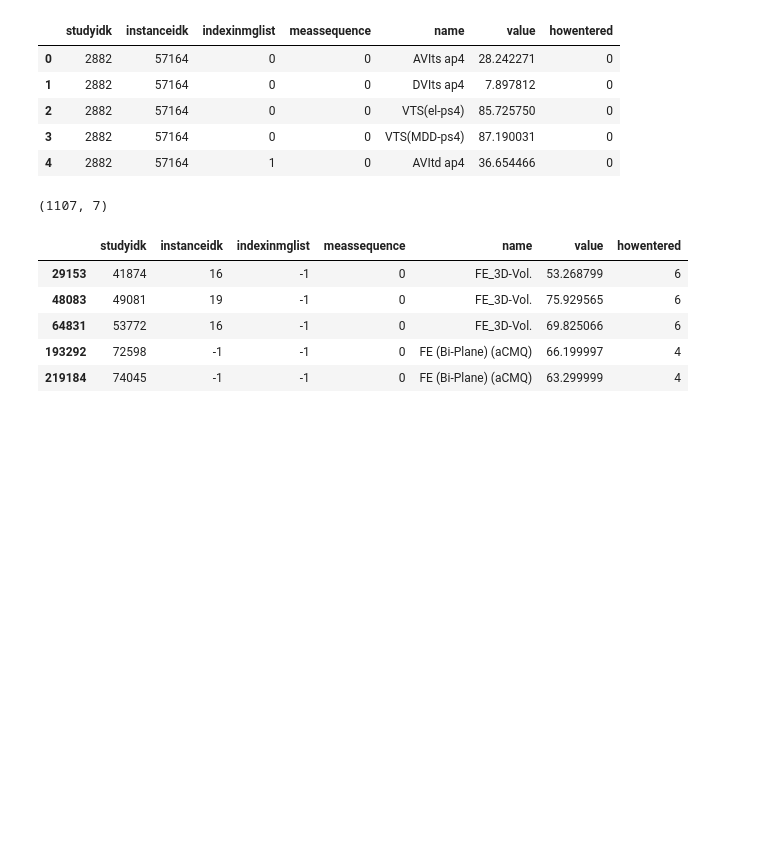
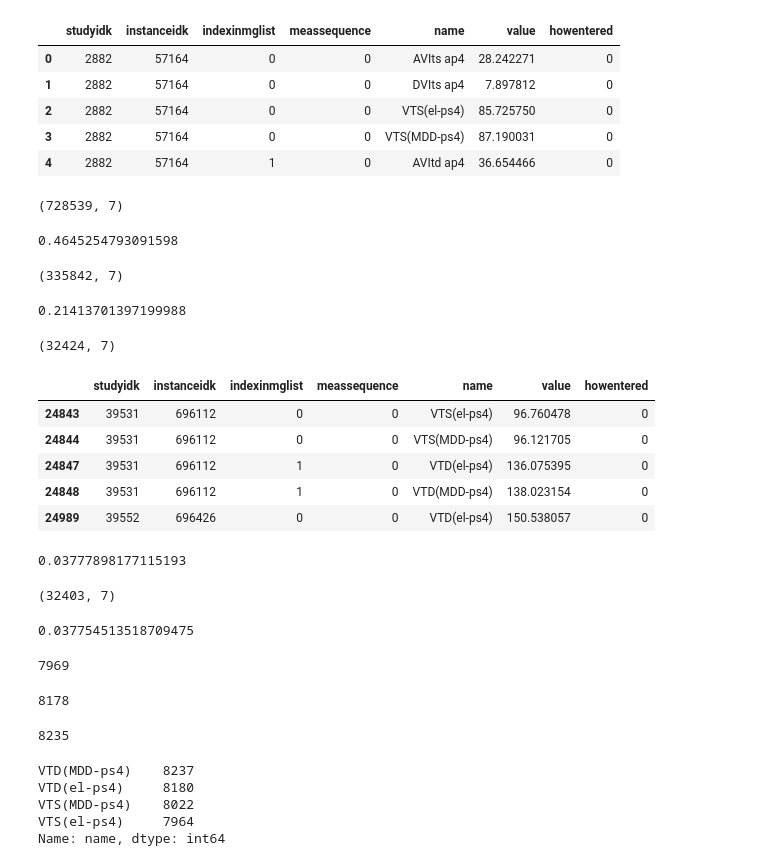
Before and after one commit to dssg/usal_echo_public, a Jupyter notebook: notebooks/20190807YN_measurement_gt_eda.ipynb, the cells around one changed output. Drawn from its saved outputs; the diff is of its cells as text; code cells hidden in the pictures; blank space fills up the shorter version.

```diff
--- a/notebooks/20190807YN_measurement_gt_eda.ipynb
+++ b/notebooks/20190807YN_measurement_gt_eda.ipynb
@@ -110,5 +110,6 @@ frames_by_volume_mask_df.head()
 # %%
 instances_w_labels_df = io_views.get_table('instances_w_labels')
+instances_w_labels_df = instances_w_labels_df[(instances_w_labels_df['view']=='a2c') | (instances_w_labels_df['view']=='a4c')]
 print(instances_w_labels_df.shape)
 instances_w_labels_df.head()
 # %% [output]
@@ -227,18 +213,68 @@ merge_df.head()
 | 4 | 2882 | 57164 | 1 | 0 | AVItd ap4 | 36.654466 | 0 |
 # %%
 filter_df = merge_df
+# %%
+filter_df = filter_df[filter_df['studyidk'].isin(frames_by_volume_mask_df['studyidk'].unique())]
+print(filter_df.shape)
+# %% [output]
+(728539, 7)
+# %%
+len(filter_df)/len(measurement_abstract_rpt_df)
+# %% [output]
+0.4645254793091598
+# %%
+filter_df = filter_df[filter_df['studyidk'].isin(instances_w_labels_df['studyidk'].unique())]
+print(filter_df.shape)
+# %% [output]
+(335842, 7)
+# %%
+len(filter_df)/len(measurement_abstract_rpt_df)
+# %% [output]
+0.21413701397199988
 # %%
-filter_df = filter_df[filter_df['name'].str.contains('FE')]
-filter_df = filter_df[filter_df['value']>=0]
+filter_df = filter_df[filter_df['name'].str.contains('ps4')]
 print(filter_df.shape)
 filter_df.head()
 # %% [output]
-(1107, 7)
+(32424, 7)
 |  | studyidk | instanceidk | indexinmglist | meassequence | name | value | howentered |
-| 29153 | 41874 | 16 | -1 | 0 | FE_3D-Vol. | 53.268799 | 6 |
-| 48083 | 49081 | 19 | -1 | 0 | FE_3D-Vol. | 75.929565 | 6 |
-| 64831 | 53772 | 16 | -1 | 0 | FE_3D-Vol. | 69.825066 | 6 |
-| 193292 | 72598 | -1 | -1 | 0 | FE (Bi-Plane) (aCMQ) | 66.199997 | 4 |
-| 219184 | 74045 | -1 | -1 | 0 | FE (Bi-Plane) (aCMQ) | 63.299999 | 4 |
+| 24843 | 39531 | 696112 | 0 | 0 | VTS(el-ps4) | 96.760478 | 0 |
+| 24844 | 39531 | 696112 | 0 | 0 | VTS(MDD-ps4) | 96.121705 | 0 |
+| 24847 | 39531 | 696112 | 1 | 0 | VTD(el-ps4) | 136.075395 | 0 |
+| 24848 | 39531 | 696112 | 1 | 0 | VTD(MDD-ps4) | 138.023154 | 0 |
+| 24989 | 39552 | 696426 | 0 | 0 | VTD(el-ps4) | 150.538057 | 0 |
+# %%
+len(filter_df)/len(merge_df)
+# %% [output]
+0.03777898177115193
+# %%
+filter_df = filter_df[filter_df['name'].isin(['VTD(MDD-ps4)', 'VTS(MDD-ps4)', 'VTD(el-ps4)', 'VTS(el-ps4)'])]
+print(filter_df.shape)
+# %% [output]
+(32403, 7)
+# %%
+len(filter_df)/len(merge_df)
+# %% [output]
+0.037754513518709475
+# %%
+len(filter_df['studyidk'].unique())
+# %% [output]
+7969
+# %%
+len(filter_df['instanceidk'].unique())
+# %% [output]
+8178
+# %%
+len((filter_df['studyidk'].astype(str) + '_' + filter_df['instanceidk'].astype(str)).unique())
+# %% [output]
+8235
+# %%
+filter_df['name'].value_counts()
+# %% [output]
+VTD(MDD-ps4)    8237
+VTD(el-ps4)     8180
+VTS(MDD-ps4)    8022
+VTS(el-ps4)     7964
+Name: name, dtype: int64
 # %%
 filter_df['howentered'].value_counts()
```
Also changed, not shown: parts of 22 cells of this notebook.
